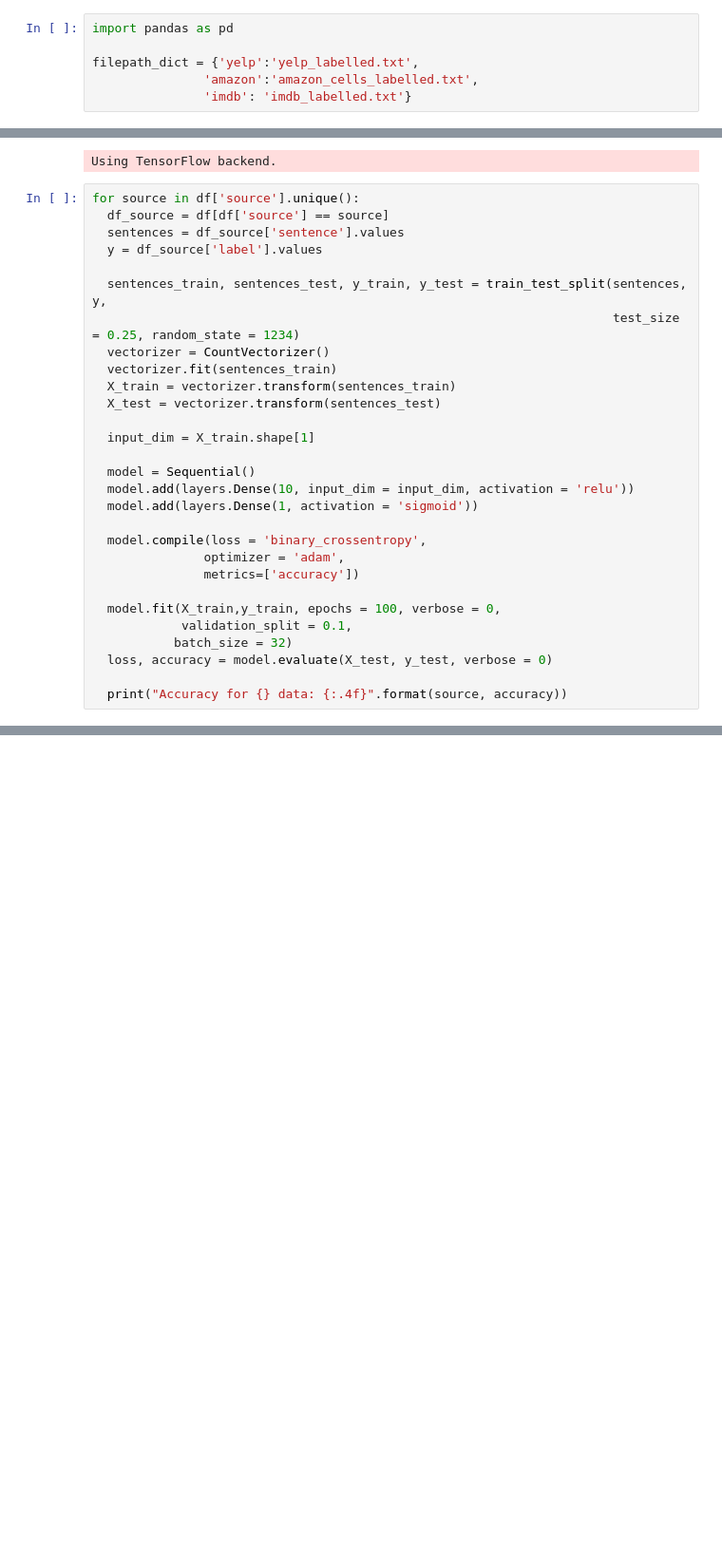
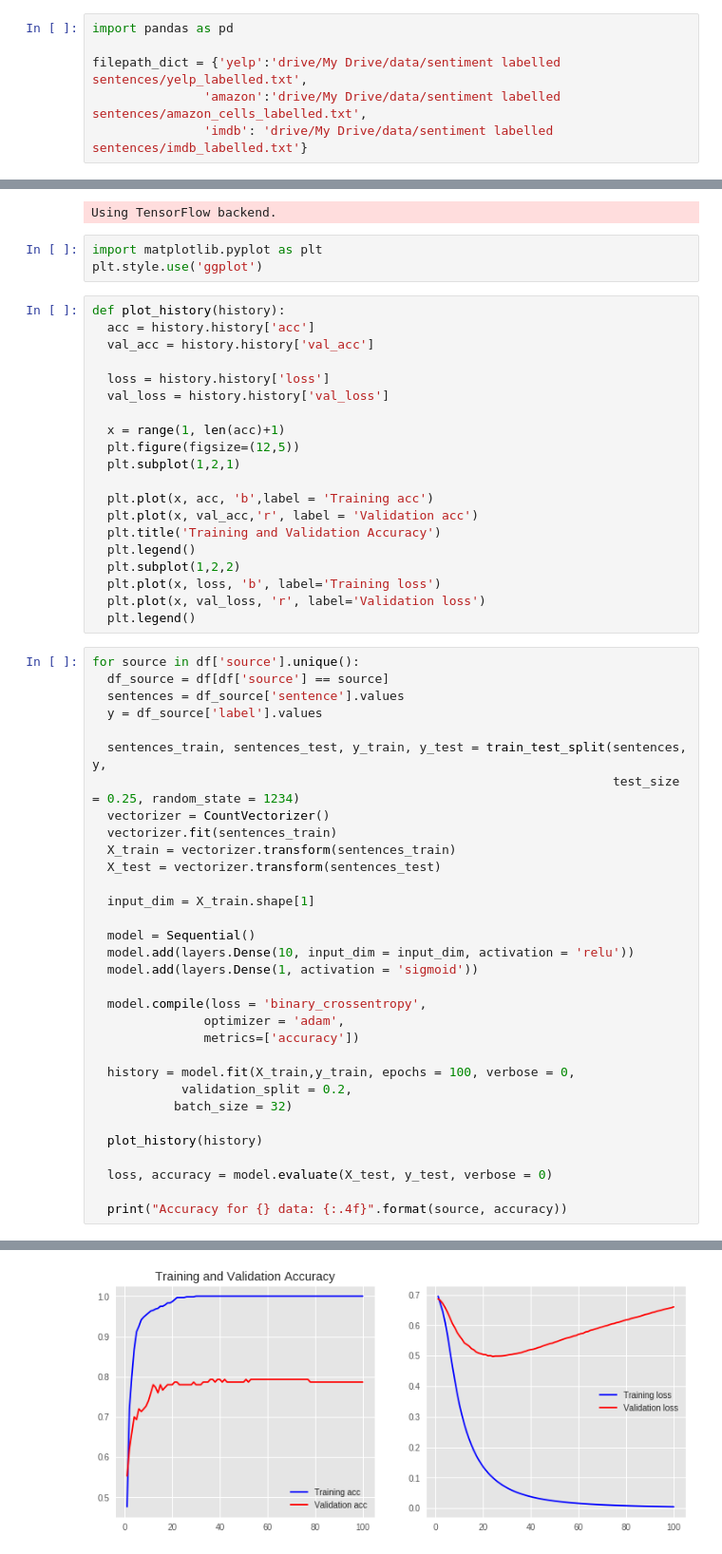
Before and after one commit to binliu0630/Deep_Learning, a Jupyter notebook: Text_Classification_Example.ipynb, the cells around one changed output, grey strips where cells are left out. Shown: that part at 95% size. Drawn from its saved outputs; the diff is of its cells as text; blank space fills up the shorter version.

```diff
--- a/Text_Classification_Example.ipynb
+++ b/Text_Classification_Example.ipynb
@@ -29,9 +23,9 @@ os.listdir()
 # %%
 import pandas as pd
 
-filepath_dict = {'yelp':'yelp_labelled.txt',
-               'amazon':'amazon_cells_labelled.txt',
-               'imdb': 'imdb_labelled.txt'}
+filepath_dict = {'yelp':'drive/My Drive/data/sentiment labelled sentences/yelp_labelled.txt',
+               'amazon':'drive/My Drive/data/sentiment labelled sentences/amazon_cells_labelled.txt',
+               'imdb': 'drive/My Drive/data/sentiment labelled sentences/imdb_labelled.txt'}
 # %%
 df_list = []
 for source, filepath in filepath_dict.items():
@@ -102,6 +98,29 @@ from keras.models import Sequential
 from keras import layers
 # %% [output]
 Using TensorFlow backend.
+# %%
+import matplotlib.pyplot as plt
+plt.style.use('ggplot')
+# %%
+def plot_history(history):
+  acc = history.history['acc']
+  val_acc = history.history['val_acc']
+
+  loss = history.history['loss']
+  val_loss = history.history['val_loss']
+
+  x = range(1, len(acc)+1)
+  plt.figure(figsize=(12,5))
+  plt.subplot(1,2,1)
+
+  plt.plot(x, acc, 'b',label = 'Training acc')
+  plt.plot(x, val_acc,'r', label = 'Validation acc')
+  plt.title('Training and Validation Accuracy')
+  plt.legend()
+  plt.subplot(1,2,2)
+  plt.plot(x, loss, 'b', label='Training loss')
+  plt.plot(x, val_loss, 'r', label='Validation loss')
+  plt.legend()
 # %%
 for source in df['source'].unique():
   df_source = df[df['source'] == source]
@@ -125,9 +144,12 @@ for source in df['source'].unique():
                optimizer = 'adam',
                metrics=['accuracy'])
 
-  model.fit(X_train,y_train, epochs = 100, verbose = 0,
-            validation_split = 0.1,
+  history = model.fit(X_train,y_train, epochs = 100, verbose = 0,
+            validation_split = 0.2,
            batch_size = 32)
+
+  plot_history(history)
+
   loss, accuracy = model.evaluate(X_test, y_test, verbose = 0)
 
   print("Accuracy for {} data: {:.4f}".format(source, accuracy))
@@ -137,0 +160 @@ Accuracy for imdb data: 0.7219
+[figure, added]
```
Also changed, not shown: parts of 12 cells of this notebook.
